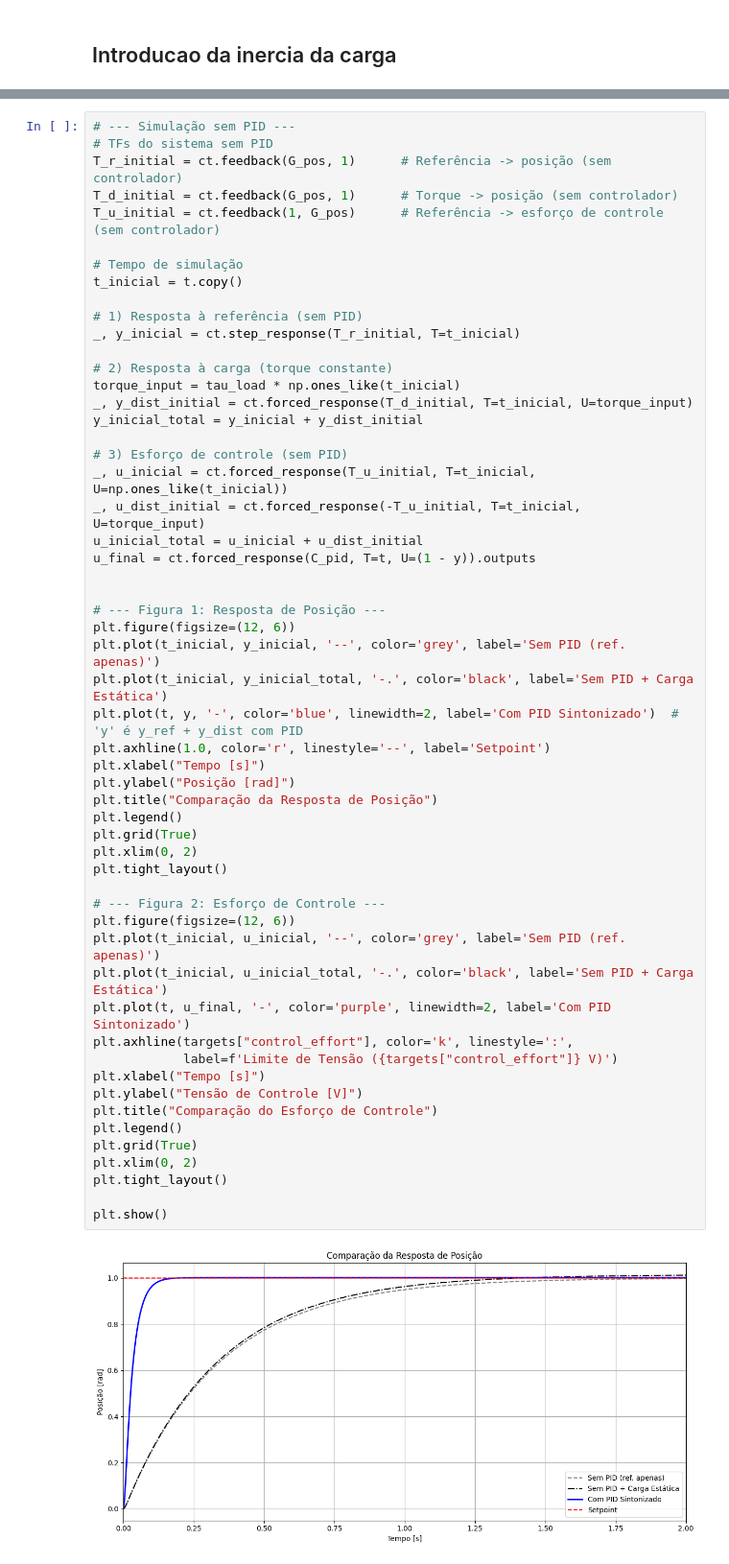
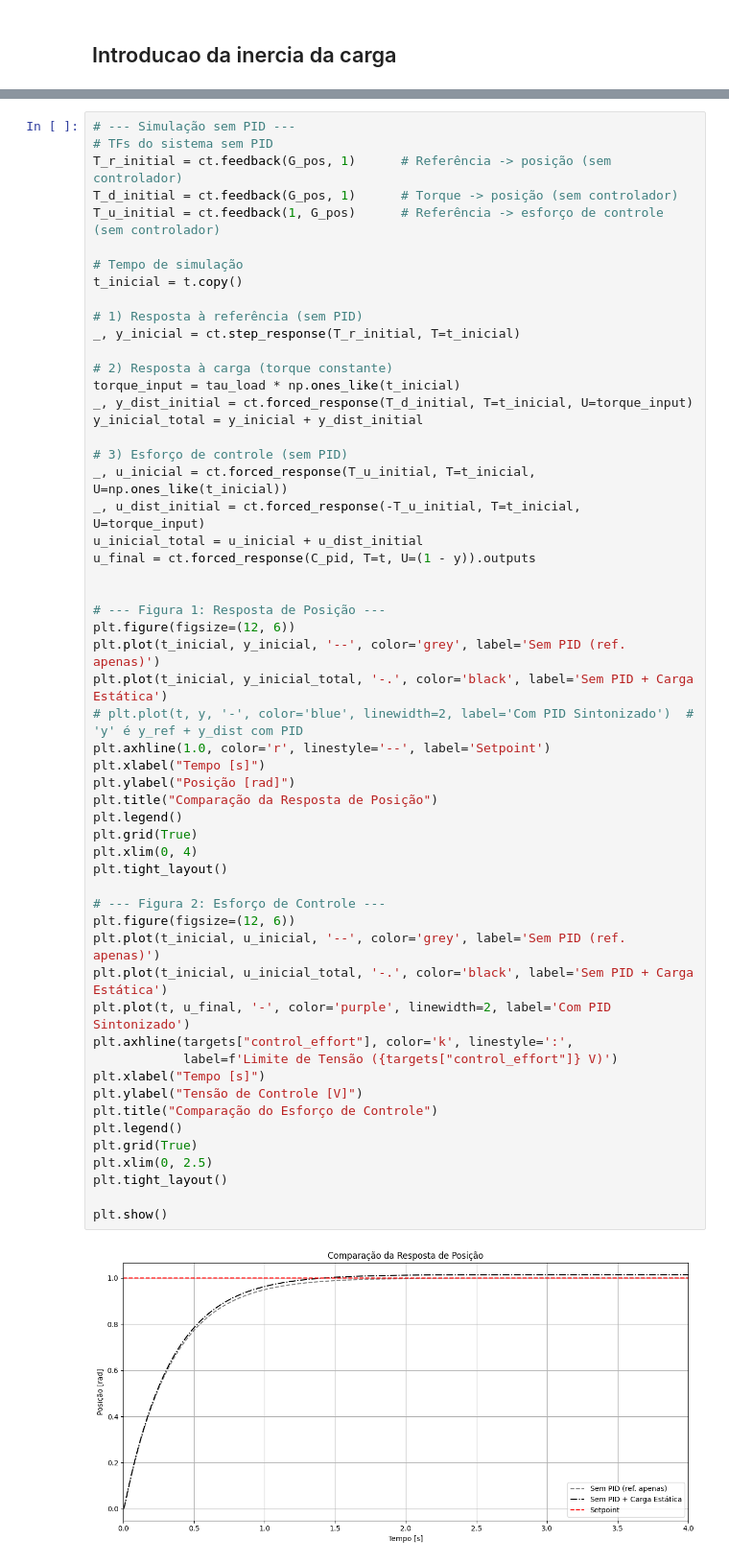
Before and after one commit to felipecifonseca1/PI7, a Jupyter notebook: Controle/PID_MotorDC.ipynb, the cells around one changed output, grey strips where cells are left out. Shown: that part at 96% size. Cells and saved outputs as stored; diff of their text form.

```diff
--- a/Controle/PID_MotorDC.ipynb
+++ b/Controle/PID_MotorDC.ipynb
@@ -584,34 +583,34 @@ u_final = ct.forced_response(C_pid, T=t, U=(1 - y)).outputs
 
 
 # --- Figura 1: Resposta de Posição ---
 plt.figure(figsize=(12, 6))
 plt.plot(t_inicial, y_inicial, '--', color='grey', label='Sem PID (ref. apenas)')
 plt.plot(t_inicial, y_inicial_total, '-.', color='black', label='Sem PID + Carga Estática')
-plt.plot(t, y, '-', color='blue', linewidth=2, label='Com PID Sintonizado')  # 'y' é y_ref + y_dist com PID
+# plt.plot(t, y, '-', color='blue', linewidth=2, label='Com PID Sintonizado')  # 'y' é y_ref + y_dist com PID
 plt.axhline(1.0, color='r', linestyle='--', label='Setpoint')
 plt.xlabel("Tempo [s]")
 plt.ylabel("Posição [rad]")
 plt.title("Comparação da Resposta de Posição")
 plt.legend()
 plt.grid(True)
-plt.xlim(0, 2)
+plt.xlim(0, 4)
 plt.tight_layout()
 
 # --- Figura 2: Esforço de Controle ---
 plt.figure(figsize=(12, 6))
 plt.plot(t_inicial, u_inicial, '--', color='grey', label='Sem PID (ref. apenas)')
 plt.plot(t_inicial, u_inicial_total, '-.', color='black', label='Sem PID + Carga Estática')
 plt.plot(t, u_final, '-', color='purple', linewidth=2, label='Com PID Sintonizado')
 plt.axhline(targets["control_effort"], color='k', linestyle=':',
             label=f'Limite de Tensão ({targets["control_effort"]} V)')
 plt.xlabel("Tempo [s]")
 plt.ylabel("Tensão de Controle [V]")
 plt.title("Comparação do Esforço de Controle")
 plt.legend()
 plt.grid(True)
-plt.xlim(0, 2)
+plt.xlim(0, 2.5)
 plt.tight_layout()
 
 plt.show()
 # %% [output]
-[figure, old version]
+[figure, new version]
```
Also changed, not shown: parts of 3 cells of this notebook, 1 other file.
